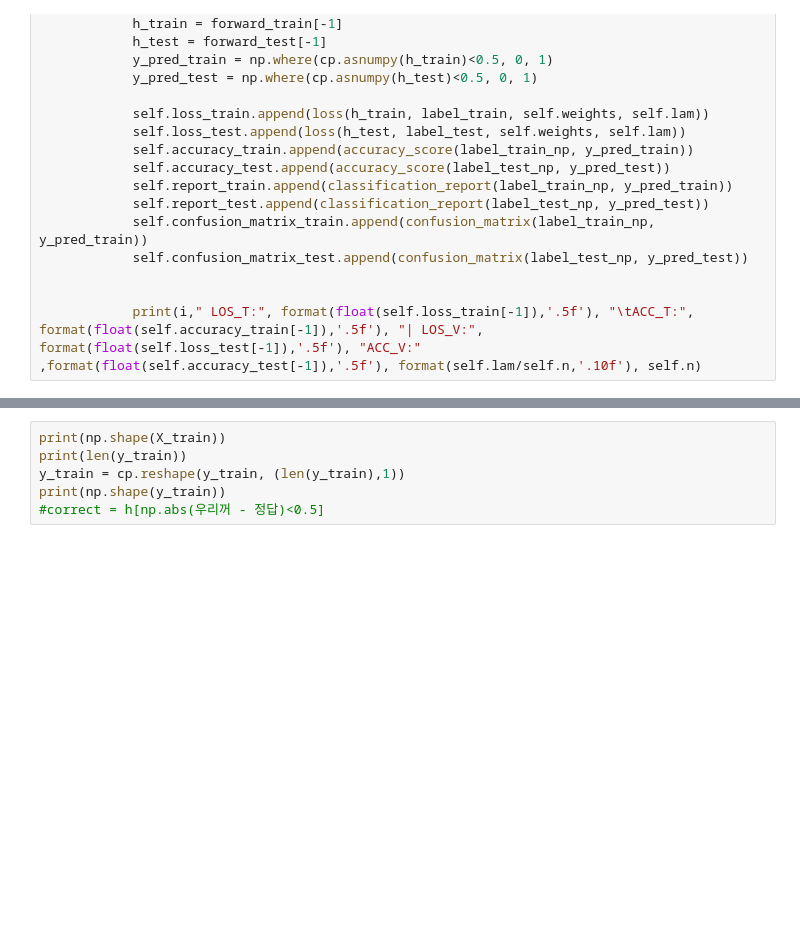
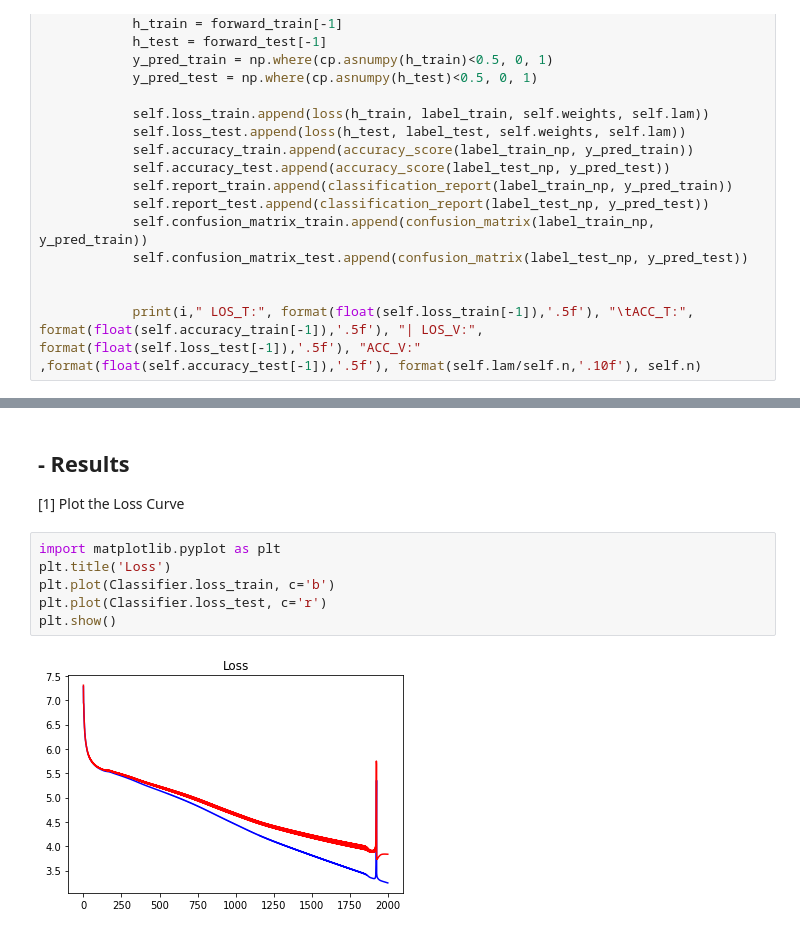
Before and after one commit to jwoonge/ML-algorithms, a Jupyter notebook: 10_Text_Classification_using_Neural_Networks.ipynb, the cells around one changed output, grey strips where cells are left out. Saved outputs shown, nothing was run; the diff lists cells and outputs as text; blank space fills up the shorter version.

Commit message:
10 result plotting

```diff
--- a/10_Text_Classification_using_Neural_Networks.ipynb
+++ b/10_Text_Classification_using_Neural_Networks.ipynb
@@ -244,6 +230,11 @@ Classifier.optimize(X_train, y_train, X_test, y_test, 2000)
-# %%
-print(np.shape(X_train))
-print(len(y_train))
-y_train = cp.reshape(y_train, (len(y_train),1))
-print(np.shape(y_train))
-#correct = h[np.abs(우리꺼 - 정답)<0.5]
+# %% [markdown]
+## - Results
+[1] Plot the Loss Curve
+# %%
+import matplotlib.pyplot as plt
+plt.title('Loss')
+plt.plot(Classifier.loss_train, c='b')
+plt.plot(Classifier.loss_test, c='r')
+plt.show()
+# %% [output]
+[figure, added]
```
Also changed, not shown: parts of 21 cells of this notebook.
